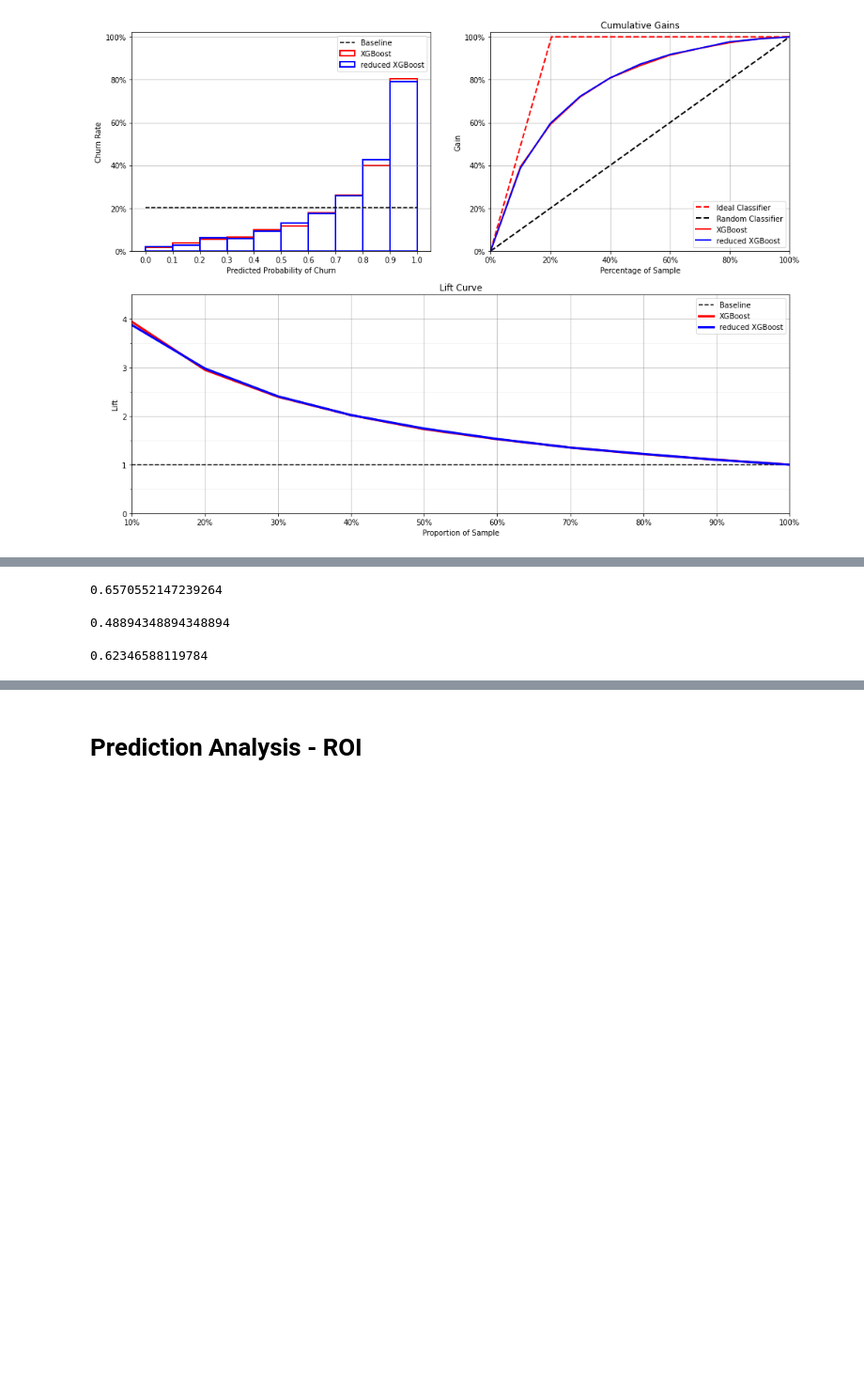
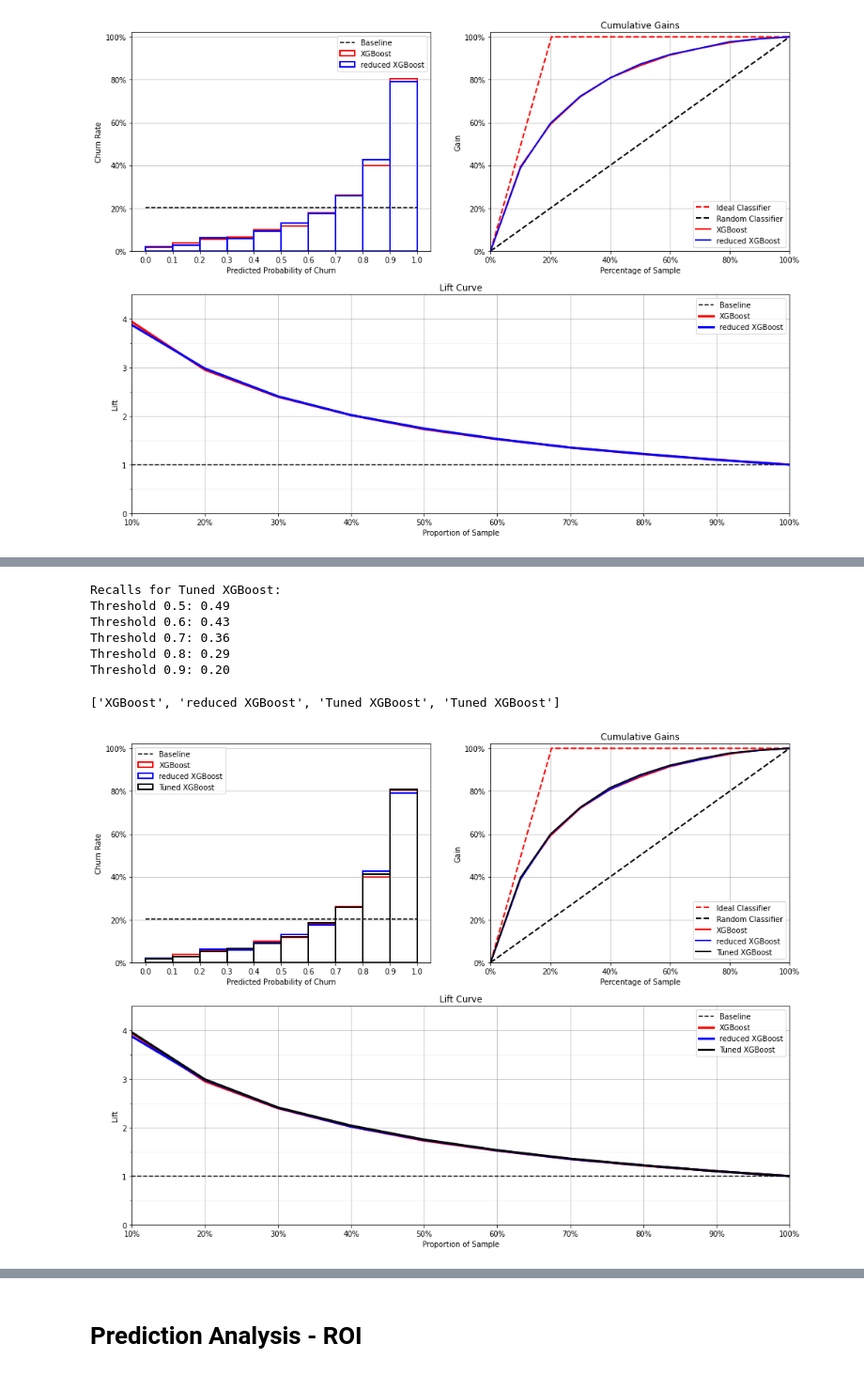
Before and after one commit to gcsantucci/churn_TopBank, a Jupyter notebook: churn_analysis.ipynb, the cells around one changed output, grey strips where cells are left out. Shown at 94% size. Saved outputs shown, nothing was run; the diff lists cells and outputs as text; code cells hidden in the pictures; blank space fills up the shorter version.

```diff
--- a/churn_analysis.ipynb
+++ b/churn_analysis.ipynb
@@ -1671,12 +1610,0 @@ results_random[['mean_test_score', 'std_test_score', 'RMS_Mean']]
-# %%
-nfolds = 3
-param_comb = 10
-
-#grid = GridSearchCV(pipe, params, cv=nfolds, scoring='recall', n_jobs=4)
-
-skf = StratifiedKFold(n_splits=nfolds, shuffle=True, random_state=1001)
-grid = RandomizedSearchCV(pipe, param_distributions=params, n_iter=param_comb,
-                                   scoring='recall', n_jobs=4, cv=skf.split(X_train, y_train),
-                                   verbose=3, random_state=1001 )
-
-grid.fit(X_train, y_train);
@@ -1729,17 +1625,41 @@ pipe = grid.best_estimator_
-# %%
-pipe.fit(X_train, y_train);
-# %%
-sk_recall_score(y_train, pipe.predict(X_train))
-# %% [output]
-0.6570552147239264
-# %%
-sk_recall_score(y_test, pipe.predict(X_test))
-# %% [output]
-0.48894348894348894
-# %%
-X = df6.drop('exited', axis=1).copy()
-y = df6.exited.copy()
-
-sk_recall_score(y, pipe.predict(X))
-# %% [output]
-0.62346588119784
+# %%
+model_name = 'Tuned XGBoost'
+scoring = 'recall'
+
+pipe = grid.best_estimator_
+y_proba = cross_val_predict(pipe, X_train, y=y_train, cv=10, n_jobs=-1, method='predict_proba')[:, 1]
+print(f'Recalls for {model_name}:')
+for threshold in np.arange(0.5, 1., .1):
+    y_pred = (y_proba >= threshold).astype(int)
+    print(f'Threshold {threshold:.1f}: {sk_recall_score(y_train, y_pred):.2f}')
+# %% [output]
+Recalls for Tuned XGBoost:
+Threshold 0.5: 0.49
+Threshold 0.6: 0.43
+Threshold 0.7: 0.36
+Threshold 0.8: 0.29
+Threshold 0.9: 0.20
+# %%
+rates.append(get_rate(y_train, y_proba, step=step))
+lift, gain = get_lift_gain(y_train, y_proba, step=step, plot=False)
+lifts.append(lift)
+gains.append(gain)
+model_names.append(model_name)
+model_names
+# %% [output]
+['XGBoost', 'reduced XGBoost', 'Tuned XGBoost', 'Tuned XGBoost']
+# %%
+fig = plt.figure(figsize=(16,12))
+
+ax1 = plt.subplot2grid((2, 2), (0, 0))
+ax2 = plt.subplot2grid((2, 2), (0, 1))
+ax3 = plt.subplot2grid((2, 2), (1, 0), colspan=2)
+
+plot_rates(ax1, rates, model_names, step)
+plot_cum_gain(ax2, gains, model_names, step)
+plot_lift(ax3, lifts, model_names, step)
+
+plt.savefig('images/lift_final.png')
+plt.show()
+# %% [output]
+[figure, added]
```
Also changed, not shown: parts of 39 cells of this notebook, 3 other files.
